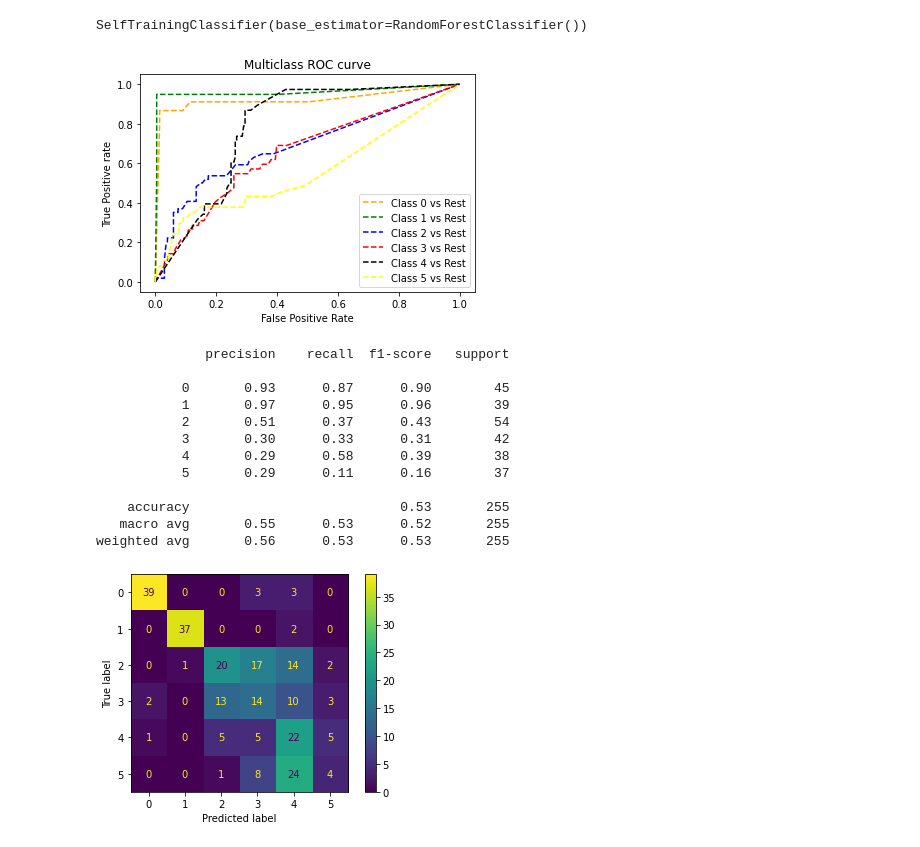
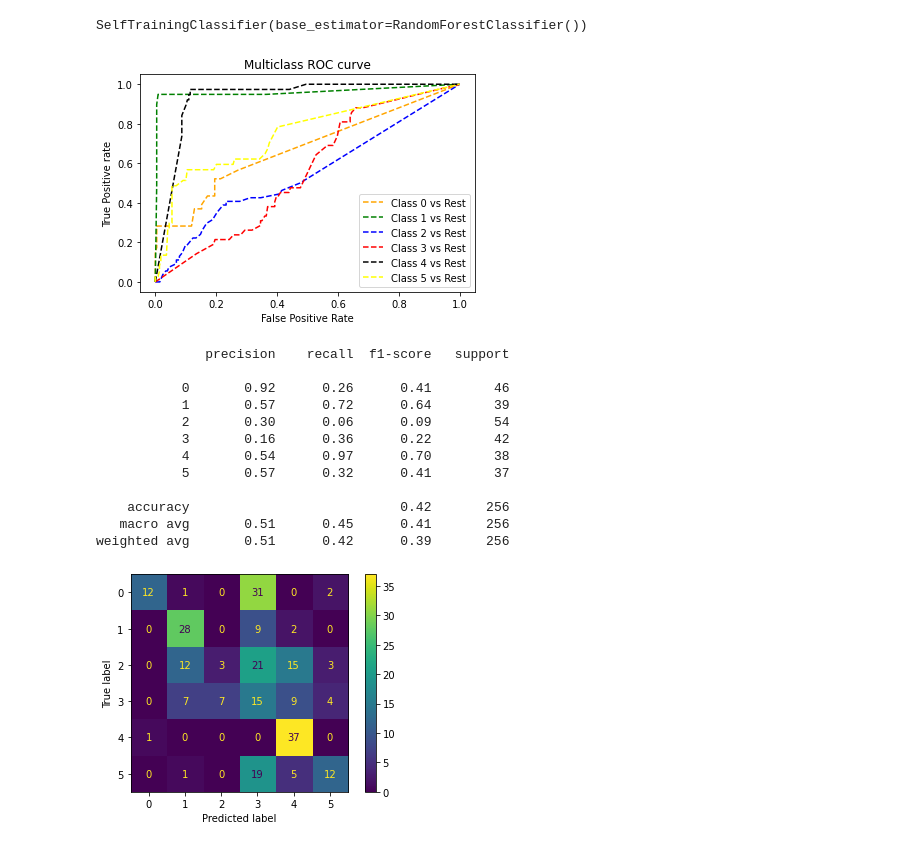
Before and after one commit to adityapanwar94/Data-Analysis-and-Process-Automation-DaPrA-, a Jupyter notebook: SSL_ModelDevelopment.ipynb, the cells around one changed output. Cells and saved outputs as stored; diff of their text form; code cells hidden in the pictures.

Commit message:
Changes: Model Tuning

```diff
--- a/SSL_ModelDevelopment.ipynb
+++ b/SSL_ModelDevelopment.ipynb
@@ -838,8 +843,8 @@ teamids = list(X_test['team_id'])
 # %%
 y_test = X_test['Theme allot']
 # %%
-X_train = X_train.drop(['Theme allot', 'Labels', 'team_id', 'index'], axis=1)
-X_test = X_test.drop(['Theme allot', 'Labels', 'team_id', 'index'], axis=1)
+X_train = X_train.drop(['Theme allot', 'Labels', 'team_id'], axis=1)
+X_test = X_test.drop(['Theme allot', 'Labels', 'team_id'], axis=1)
 # %%
 X_train = X_train.append(X_train_labelled)
 # %%
@@ -884,10 +889,10 @@ Best metrics value is at 9e-05
 # %%
 label_prop_rbf = LabelPropagation(kernel='rbf',
-                              gamma=9e-05,
+                              gamma=9e-06,
                               n_neighbors=0,
                               max_iter=100000,
                               tol=0.0001,
                               n_jobs=-1,
                              )
-label_prop_rbf.fit(X_train, y_train)
+label_prop_rbf.fit(X_train.drop(['index'],axis=1), y_train)
 # %% [output]
@@ -969,7 +974,7 @@ Best metrics value is at 0.9
 # %%
 results = []
 ls_rbf = LabelSpreading(kernel='rbf', gamma=9e-6, alpha=0.9, max_iter=1000, tol=0.001)
-ls_rbf.fit(X_train, y_train)
+ls_rbf.fit(X_train.drop(['index'],axis=1), y_train)
 # %% [output]
 LabelSpreading(alpha=0.9, gamma=9e-06, max_iter=1000)
 # %%
@@ -1030,7 +1035,7 @@ clf=RandomForestClassifier()
 # %%
 self_training_model = SelfTrainingClassifier(base_estimator=clf)
 # %%
-self_training_model.fit(X_train, y_train)
+self_training_model.fit(X_train.drop(['index'],axis=1), y_train)
 # %% [output]
 SelfTrainingClassifier(base_estimator=RandomForestClassifier())
 # %%
@@ -1040,7 +1045,7 @@ thresh ={}
 roc_list = []
 n_class = 6
 for i in range(n_class):
-    fpr[i], tpr[i], thresh[i] = roc_curve(y_test, self_training_model.predict_proba(X_test)[:,i], pos_label=i)
+    fpr[i], tpr[i], thresh[i] = roc_curve(y_test, self_training_model.predict_proba(X_test.drop(['index'],axis=1))[:,i], pos_label=i)
 
 # plotting
 plt.plot(fpr[0], tpr[0], linestyle='--',color='orange', label='Class 0 vs Rest')
@@ -1056,26 +1061,26 @@ plt.ylabel('True Positive rate')
 plt.legend(loc='best')
 plt.savefig('Multiclass ROC',dpi=300);
 # %% [output]
-[figure, old version]
+[figure, new version]
 # %%
-print(classification_report(y_test,self_training_model.predict(X_test)))
+print(classification_report(y_test,self_training_model.predict(X_test.drop(['index'],axis=1))))
 # %% [output]
               precision    recall  f1-score   support
 
-           0       0.93      0.87      0.90        45
-           1       0.97      0.95      0.96        39
-           2       0.51      0.37      0.43        54
-           3       0.30      0.33      0.31        42
-           4       0.29      0.58      0.39        38
-           5       0.29      0.11      0.16        37
+           0       0.92      0.26      0.41        46
+           1       0.57      0.72      0.64        39
+           2       0.30      0.06      0.09        54
+           3       0.16      0.36      0.22        42
+           4       0.54      0.97      0.70        38
+           5       0.57      0.32      0.41        37
 
-    accuracy                           0.53       255
-   macro avg       0.55      0.53      0.52       255
-weighted avg       0.56      0.53      0.53       255
+    accuracy                           0.42       256
+   macro avg       0.51      0.45      0.41       256
+weighted avg       0.51      0.42      0.39       256
 # %%
-cm= confusion_matrix(y_test,self_training_model.predict(X_test))
+cm= confusion_matrix(y_test,self_training_model.predict(X_test.drop(['index'],axis=1)))
 disp = ConfusionMatrixDisplay(confusion_matrix=cm)
 disp.plot()
 plt.show()
 # %% [output]
-[figure, old version]
+[figure, new version]
```
Also changed, not shown: parts of 50 cells of this notebook.
